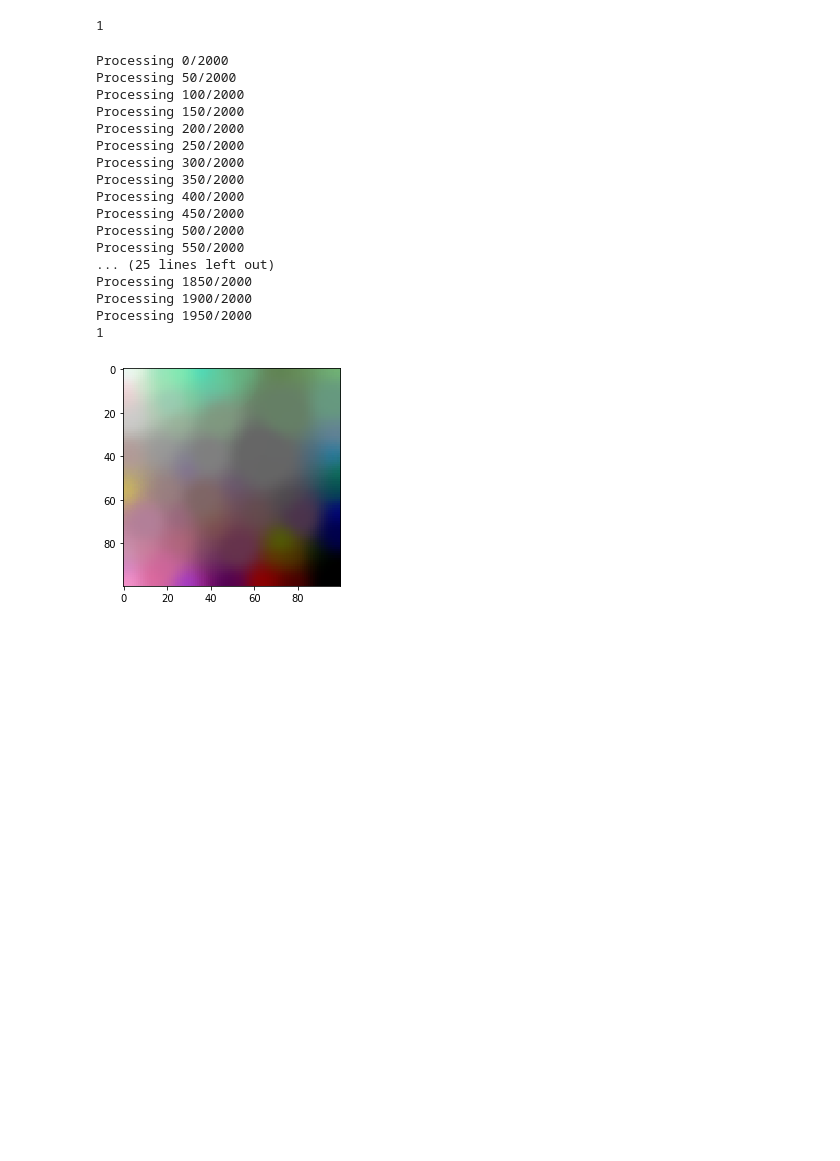
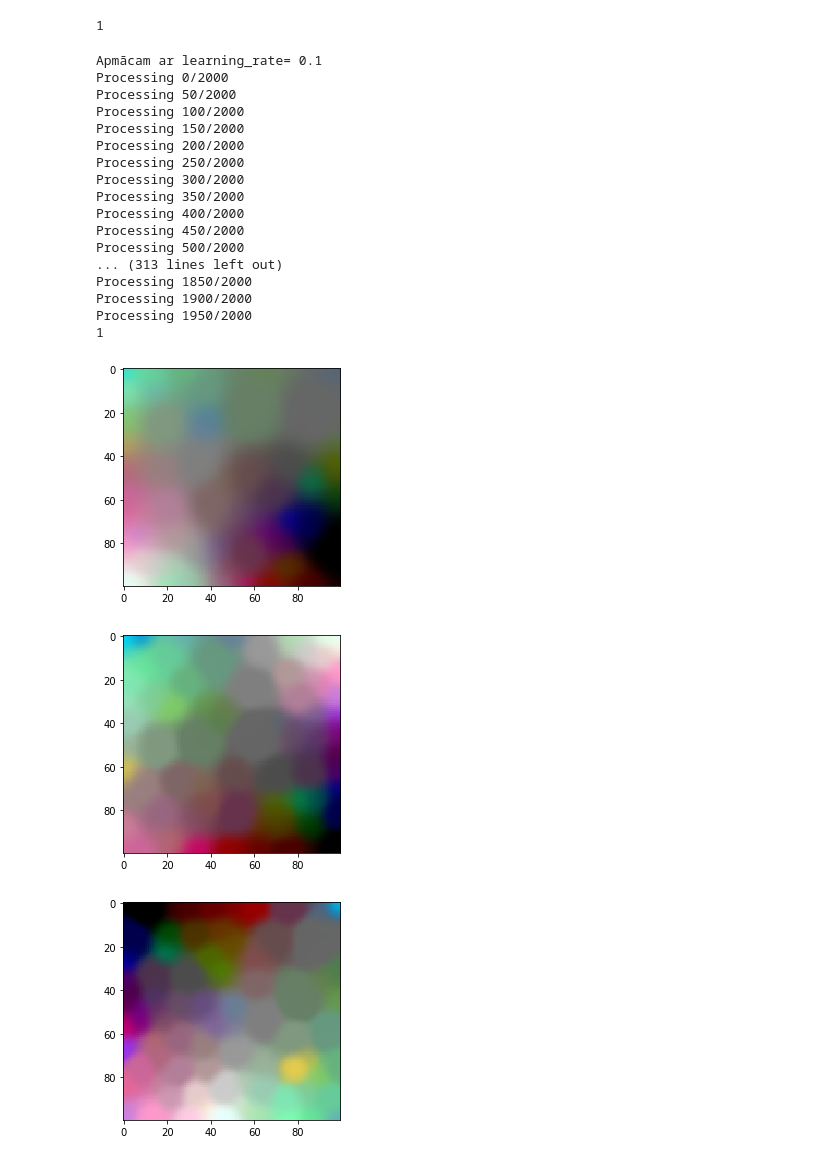
Before and after one commit to gampixi/DID305-MD3, a Jupyter notebook: did305md3.ipynb, the cells around one changed output. Drawn from its saved outputs; the diff is of its cells as text; code cells hidden in the pictures; blank space fills up the shorter version.

```diff
--- a/did305md3.ipynb
+++ b/did305md3.ipynb
@@ -80,32 +80,43 @@ print(1)
 1
 # %%
 rates = [0.1, 0.3, 0.5, 0.7, 0.9]
-sizes = [100, 50, 30, 10]
+sizes = [50, 30, 10]
 
 with open('dataset.pickle', 'rb') as pickle_file:
     content = pickle.load(pickle_file)
     content = list(map(lambda p:(x:=p[0], y:=p[1], z:=p[2], (x/10, y/10, z/10))[-1], content))
-    som = SOM(100, 3)
-    som.fit(content, 2000, learning_rate=0.1)
-    som.display_weights()
+
+    for rate in rates:
+        print("Apmācam ar learning_rate=", rate)
+        som = SOM(100, 3)
+        som.fit(content, 2000, learning_rate=rate, results_name="rate_{}".format(rate))
+        som.display_weights()
+
+    for size in sizes:
+        print("Apmācam ar izmēru=", size)
+        som = SOM(size, 3)
+        som.fit(content, 2000, learning_rate=0.1, results_name="size_{}".format(size))
+        som.display_weights()
 
 print(1)
 # %% [output]
+Apmācam ar learning_rate= 0.1
 Processing 0/2000
 Processing 50/2000
 Processing 100/2000
 Processing 150/2000
 Processing 200/2000
 Processing 250/2000
 Processing 300/2000
 Processing 350/2000
 Processing 400/2000
 Processing 450/2000
 Processing 500/2000
-Processing 550/2000
-... (25 lines left out)
+... (313 lines left out)
 Processing 1850/2000
 Processing 1900/2000
 Processing 1950/2000
 1
-[figure, old version]
+[figure, new version]
+[figure, added]
+[figure, added]
```
Also changed, not shown: parts of 1 cell of this notebook, 1 other file.
